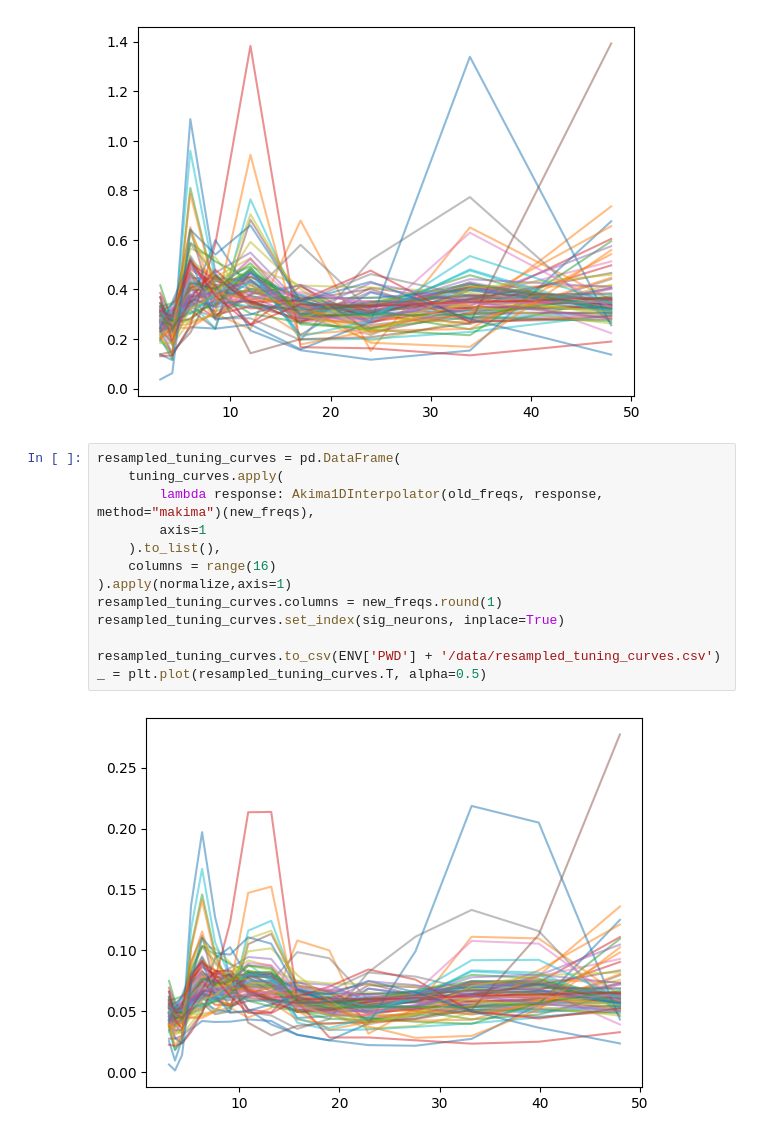
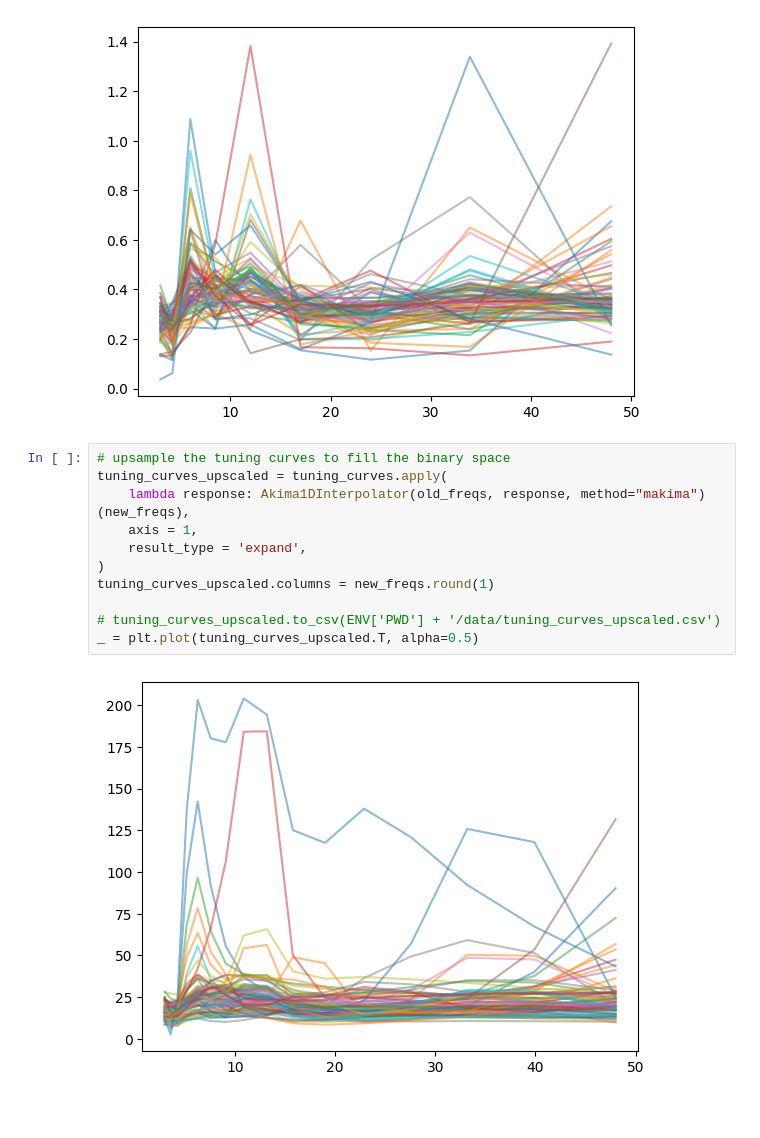
Before and after one commit to 0mWh/pqic-gic-quadrigems, a Jupyter notebook: notebooks/final_preprocessing.ipynb, the cells around one changed output. Saved outputs shown, nothing was run; the diff lists cells and outputs as text.

```diff
--- a/notebooks/final_preprocessing.ipynb
+++ b/notebooks/final_preprocessing.ipynb
@@ -50,17 +47,15 @@ _ = plt.plot(rescaled_tuning_curves.T, alpha=0.5)
 # %% [output]
 [figure]
 # %%
-resampled_tuning_curves = pd.DataFrame(
-    tuning_curves.apply(
-        lambda response: Akima1DInterpolator(old_freqs, response, method="makima")(new_freqs),
-        axis=1
-    ).to_list(),
-    columns = range(16)
-).apply(normalize,axis=1)
-resampled_tuning_curves.columns = new_freqs.round(1)
-resampled_tuning_curves.set_index(sig_neurons, inplace=True)
+# upsample the tuning curves to fill the binary space
+tuning_curves_upscaled = tuning_curves.apply(
+    lambda response: Akima1DInterpolator(old_freqs, response, method="makima")(new_freqs),
+    axis = 1,
+    result_type = 'expand',
+)
+tuning_curves_upscaled.columns = new_freqs.round(1)
 
-resampled_tuning_curves.to_csv(ENV['PWD'] + '/data/resampled_tuning_curves.csv')
-_ = plt.plot(resampled_tuning_curves.T, alpha=0.5)
+# tuning_curves_upscaled.to_csv(ENV['PWD'] + '/data/tuning_curves_upscaled.csv')
+_ = plt.plot(tuning_curves_upscaled.T, alpha=0.5)
 # %% [output]
-[figure, old version]
+[figure, new version]
```
Also changed, not shown: parts of 1 cell of this notebook, 13 other files.
